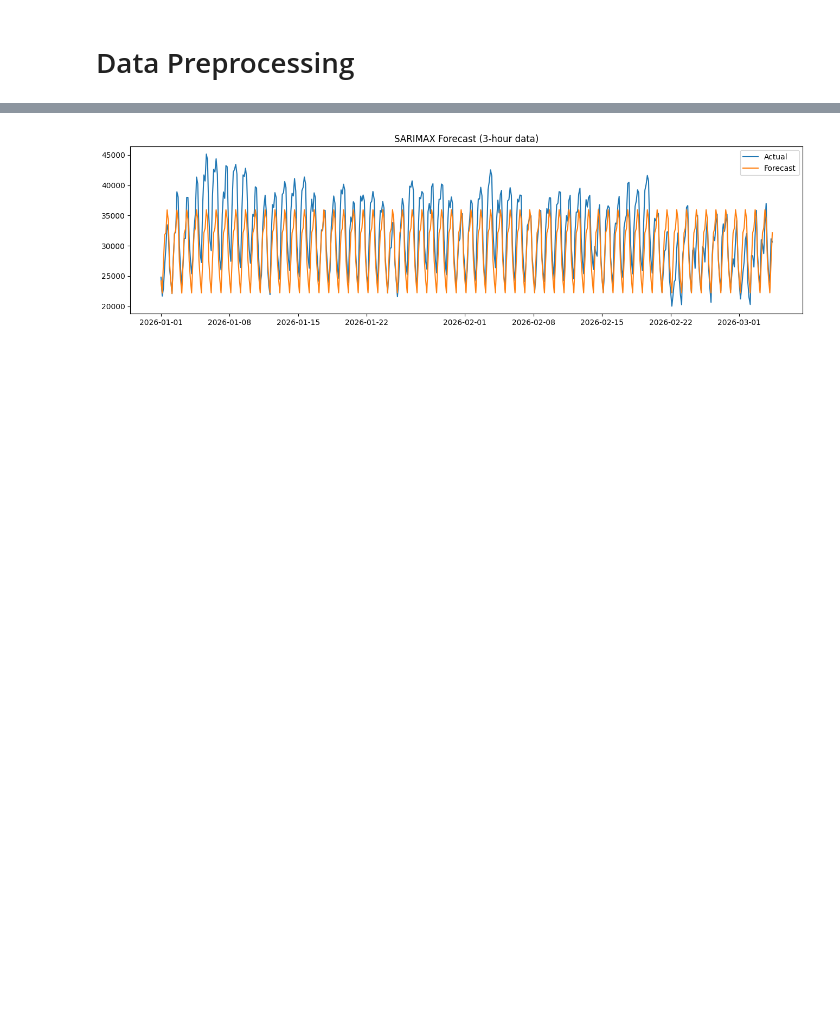
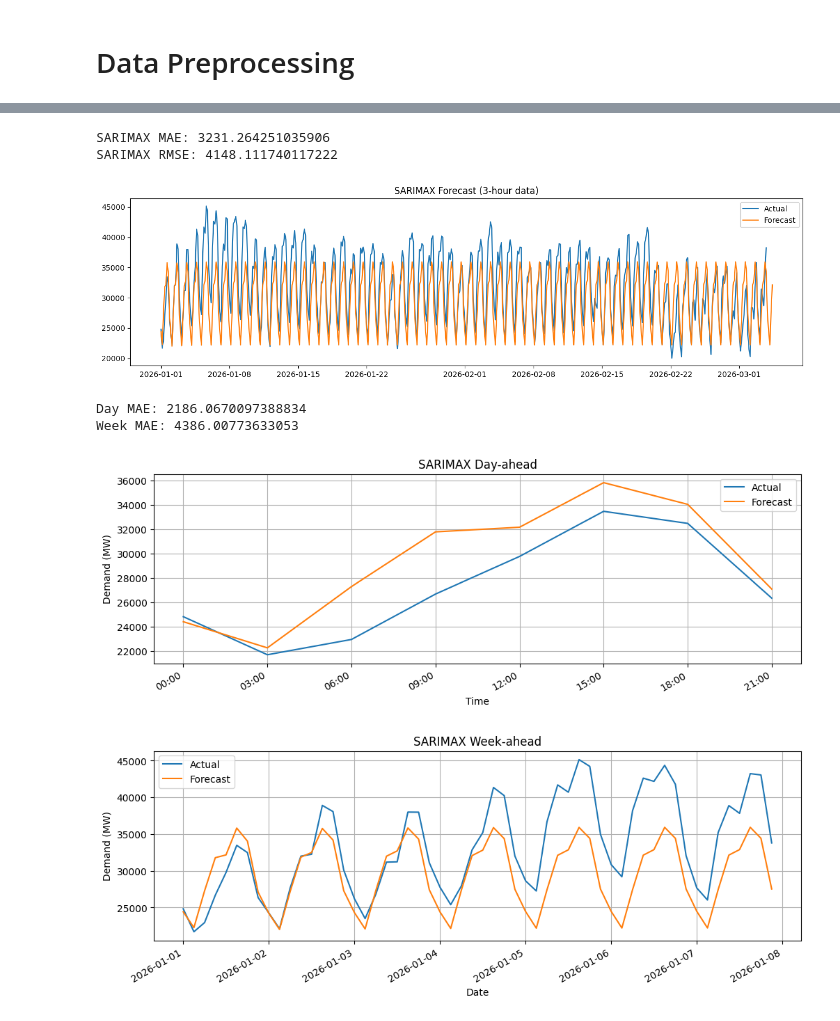
Before and after one commit to ruchira0011/Electricity-Demand-Forecasting-in-Great-Britain, a Jupyter notebook: Uk_Energy_Sarimax.ipynb, the cells around one changed output, grey strips where cells are left out. Drawn from its saved outputs; the diff is of its cells as text; code cells hidden in the pictures; blank space fills up the shorter version.

```diff
--- a/Uk_Energy_Sarimax.ipynb
+++ b/Uk_Energy_Sarimax.ipynb
@@ -250,4 +260,22 @@ SARIMAX RMSE: 4071.0317844349556
 # %%
+# -------------------------------
+# Forecast
+# -------------------------------
+forecast = model_fit.forecast(steps=len(test))
+forecast.index = test.index
+
+# -------------------------------
+# Evaluation
+# -------------------------------
+mae = np.mean(np.abs(test - forecast))
+rmse = np.sqrt(np.mean((test - forecast)**2))
+
+print("SARIMAX MAE:", mae)
+print("SARIMAX RMSE:", rmse)
+
+# -------------------------------
+# Plot
+# -------------------------------
 plt.figure(figsize=(16,4))
 plt.plot(test[:500], label="Actual")
 plt.plot(forecast[:500], label="Forecast")
@@ -255,4 +283,64 @@ plt.legend()
 plt.title("SARIMAX Forecast (3-hour data)")
 plt.show()
 # %% [output]
+SARIMAX MAE: 3231.264251035906
+SARIMAX RMSE: 4148.111740117222
-[figure, old version]
+[figure, new version]
+# %%
+# -------------------------------
+# Day-ahead (8 steps for 3h data)
+# -------------------------------
+forecast_day = model_fit.forecast(steps=8)
+actual_day = test[:8]
+
+# -------------------------------
+# Week-ahead (56 steps)
+# -------------------------------
+forecast_week = model_fit.forecast(steps=56)
+actual_week = test[:56]
+
+# -------------------------------
+# Metrics
+# -------------------------------
+mae_day = np.mean(np.abs(actual_day - forecast_day))
+mae_week = np.mean(np.abs(actual_week - forecast_week))
+
+print("Day MAE:", mae_day)
+print("Week MAE:", mae_week)
+
+import matplotlib.dates as mdates # Import mdates
+
+# -------------------------------
+# Plot Day
+# -------------------------------
+plt.figure(figsize=(12,4))
+plt.plot(actual_day.index, actual_day.values, label="Actual")
+plt.plot(forecast_day.index, forecast_day.values, label="Forecast")
+plt.title("SARIMAX Day-ahead")
+plt.xlabel("Time")
+plt.ylabel("Demand (MW)")
+plt.legend()
+plt.grid(True)
+plt.gca().xaxis.set_major_formatter(mdates.DateFormatter('%H:%M'))
+plt.gcf().autofmt_xdate()
+plt.show()
+
+# -------------------------------
+# Plot Week
+# -------------------------------
+plt.figure(figsize=(12,4))
+plt.plot(actual_week.index, actual_week.values, label="Actual")
+plt.plot(forecast_week.index, forecast_week.values, label="Forecast")
+plt.title("SARIMAX Week-ahead")
+plt.xlabel("Date")
+plt.ylabel("Demand (MW)")
+plt.legend()
+plt.grid(True)
+plt.gca().xaxis.set_major_formatter(mdates.DateFormatter('%Y-%m-%d'))
+plt.gcf().autofmt_xdate()
+plt.show()
+# %% [output]
+Day MAE: 2186.0670097388834
+Week MAE: 4386.00773633053
+[figure, added]
+[figure, added]
```
Also changed, not shown: parts of 16 cells of this notebook.
